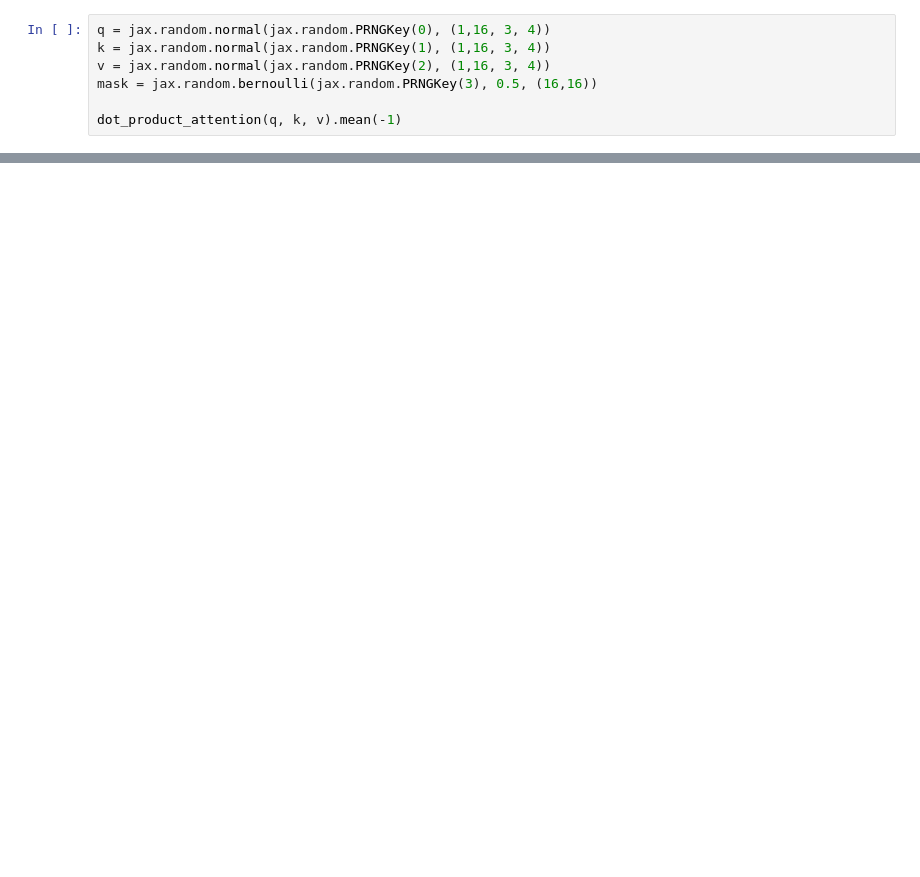
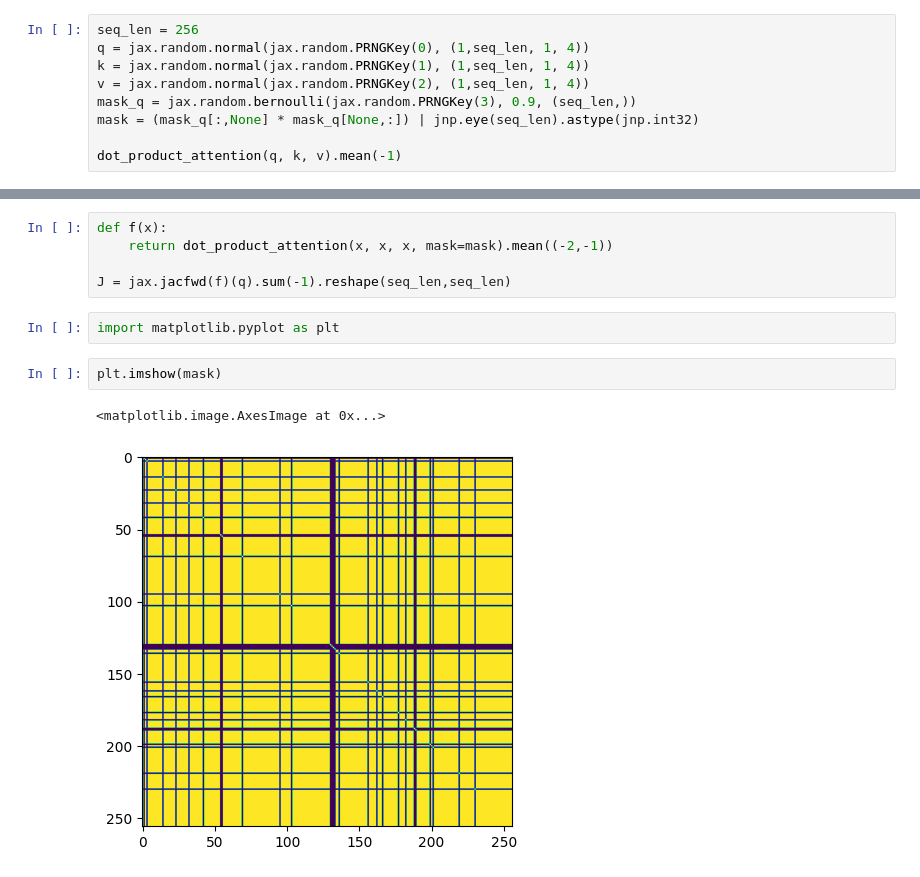
Before and after one commit to mackelab/probjax, a Jupyter notebook: examples/nn/transformers/flex_attention.ipynb, the cells around one changed output, grey strips where cells are left out. Saved outputs shown, nothing was run; the diff lists cells and outputs as text; blank space fills up the shorter version.

Commit message:
Some updated + better flex_attention

```diff
--- a/examples/nn/transformers/flex_attention.ipynb
+++ b/examples/nn/transformers/flex_attention.ipynb
@@ -5,8 +8,10 @@ import jax
 # %%
-q = jax.random.normal(jax.random.PRNGKey(0), (1,16, 3, 4))
-k = jax.random.normal(jax.random.PRNGKey(1), (1,16, 3, 4))
-v = jax.random.normal(jax.random.PRNGKey(2), (1,16, 3, 4))
-mask = jax.random.bernoulli(jax.random.PRNGKey(3), 0.5, (16,16))
+seq_len = 256
+q = jax.random.normal(jax.random.PRNGKey(0), (1,seq_len, 1, 4))
+k = jax.random.normal(jax.random.PRNGKey(1), (1,seq_len, 1, 4))
+v = jax.random.normal(jax.random.PRNGKey(2), (1,seq_len, 1, 4))
+mask_q = jax.random.bernoulli(jax.random.PRNGKey(3), 0.9, (seq_len,))
+mask = (mask_q[:,None] * mask_q[None,:]) | jnp.eye(seq_len).astype(jnp.int32)
 
 dot_product_attention(q, k, v).mean(-1)
 # %% [output]
@@ -59,0 +35,12 @@ Type:      function
+# %%
+def f(x):
+    return dot_product_attention(x, x, x, mask=mask).mean((-2,-1))
+
+J = jax.jacfwd(f)(q).sum(-1).reshape(seq_len,seq_len)
+# %%
+import matplotlib.pyplot as plt
+# %%
+plt.imshow(mask)
+# %% [output]
+<matplotlib.image.AxesImage at 0x...>
+[figure, added]
```
Also changed, not shown: parts of 15 cells of this notebook, 8 other files.
